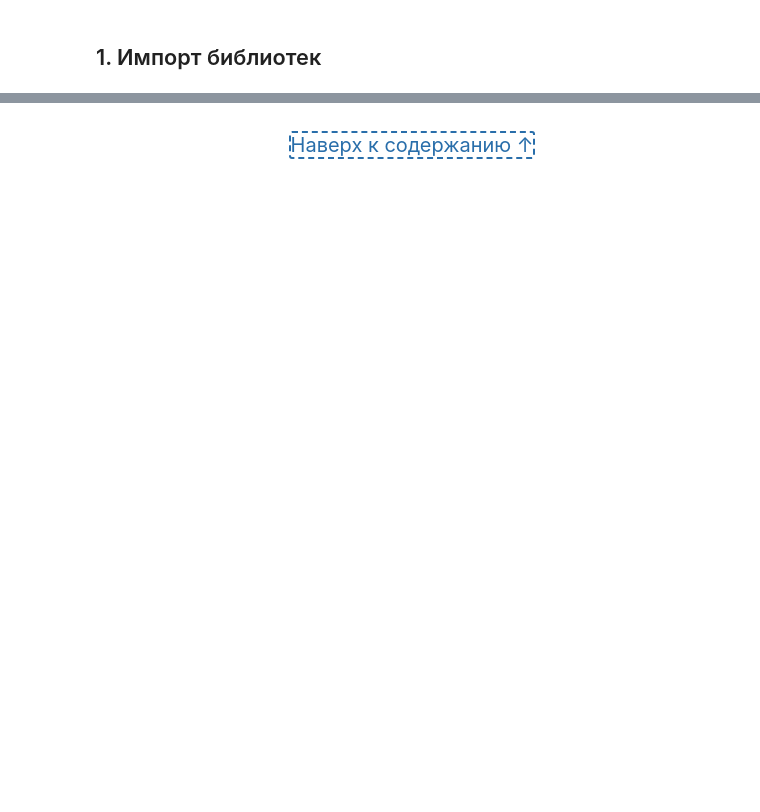
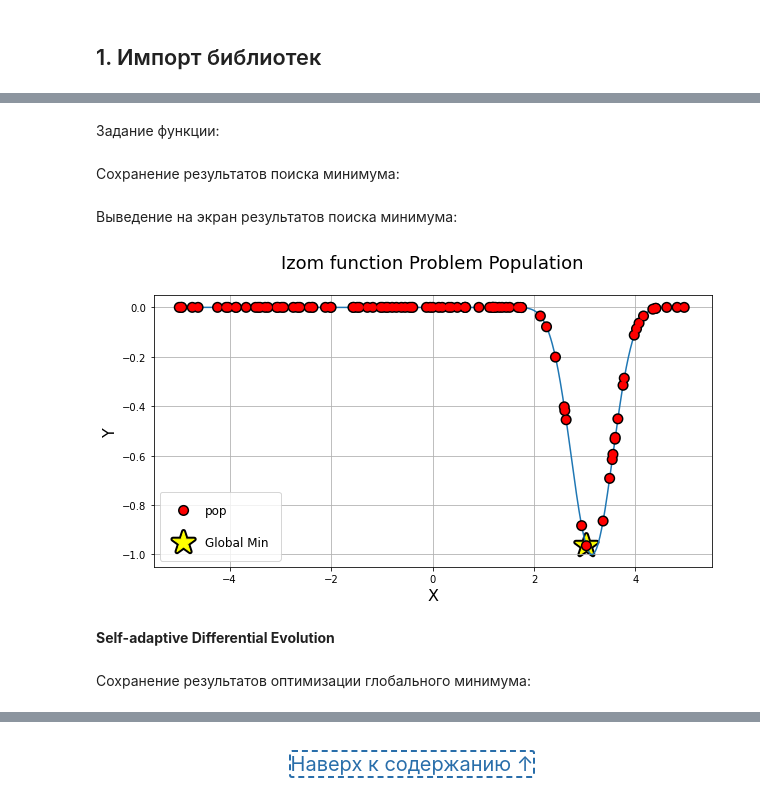
Before and after one commit to tidalinn/mai_term01_artificial_intelligence_course, a Jupyter notebook: 02_laboratory_work.ipynb, the cells around one changed output, grey strips where cells are left out. Cells and saved outputs as stored; diff of their text form; code cells hidden in the pictures; blank space fills up the shorter version.

```diff
--- a/02_laboratory_work.ipynb
+++ b/02_laboratory_work.ipynb
@@ -161,0 +101,3 @@ plt.show()
+# %%
+x_linear = np.linspace(-5, 5, 1000)
+y_linear = np.linspace(-5, 5, 1000)
@@ -161,0 +115,30 @@ plt.show()
+# %%
+def get_problem_pop(loss_f: Mapping,
+                    gens: int = 1000,
+                    pops: int = 100) -> Tuple:
+
+    """Get search params and best param
+
+       Args:
+           loss_f (Mapping): loss function
+           gens (int, optional): number of gens. Defaults to 1000
+           pops (int, optional): number of pops. Defaults to 100
+
+       Return:
+           Tuple: x and f values, best x and prob
+    """
+
+    class Function:
+        def fitness(self, x):
+            try:
+                return [loss_f(x[0], x[0])]
+            except:
+                return [loss_f(x)]
+
+        def get_bounds(self):
+            return ([-5], [5])
+
+    prob = pg.problem(Function())
+    pop = pg.population(prob, pops)
+
+    return pop.get_x()[:, 0], pop.get_f()[:, 0], pop.champion_x, prob
@@ -161,0 +176,22 @@ plt.show()
+# %% [markdown]
+Задание функции:
+# %%
+def izom_loss(x, y):
+    return -np.cos(x) * np.cos(x) * np.exp(-((x - np.pi) ** 2 + (y - np.pi) ** 2))
+# %% [markdown]
+Сохранение результатов поиска минимума:
+# %%
+get_x, get_f, champion_x, prob = get_problem_pop(izom_loss)
+# %% [markdown]
+Выведение на экран результатов поиска минимума:
+# %%
+plot_function_min_search_2d(x_linear, y_linear, izom_loss,
+                            [get_x, get_f],
+                            'Izom function Problem Population',
+                            x_min=champion_x)
+# %% [output]
+[figure, added]
+# %% [markdown]
+**Self-adaptive Differential Evolution**
+# %% [markdown]
+Сохранение результатов оптимизации глобального минимума:
```
Also changed, not shown: parts of 60 cells of this notebook.
